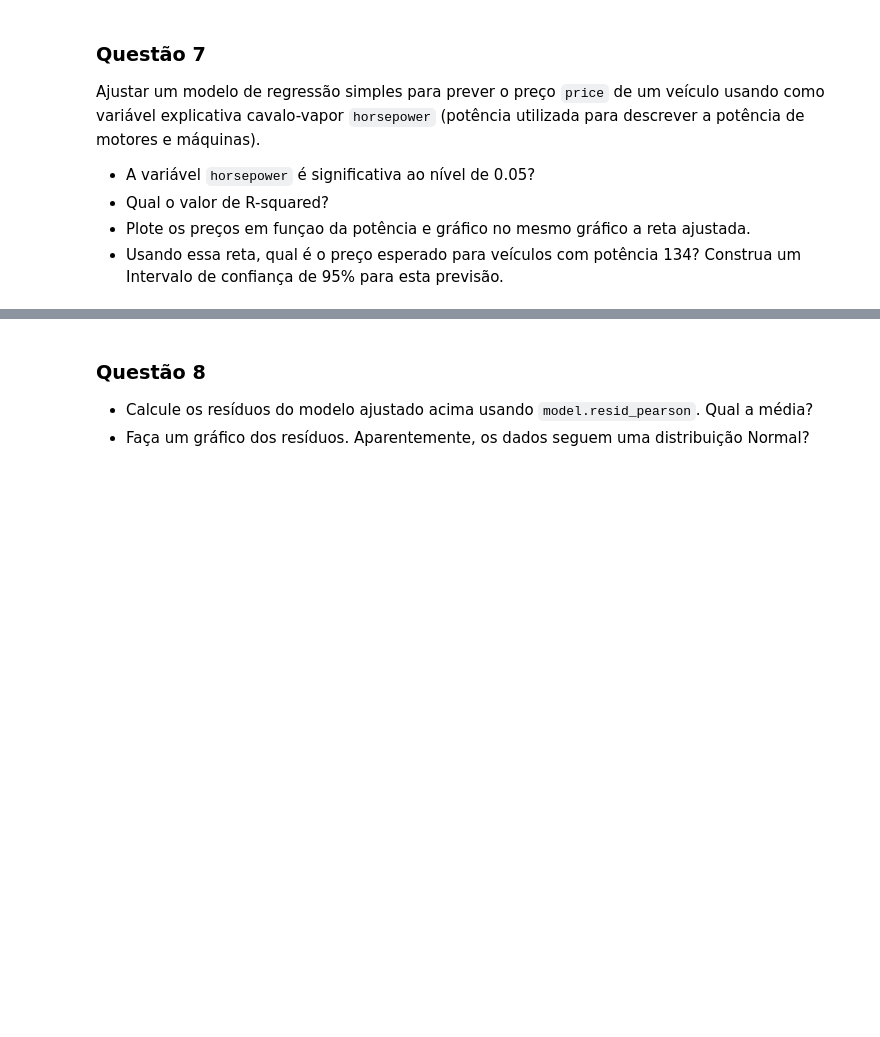
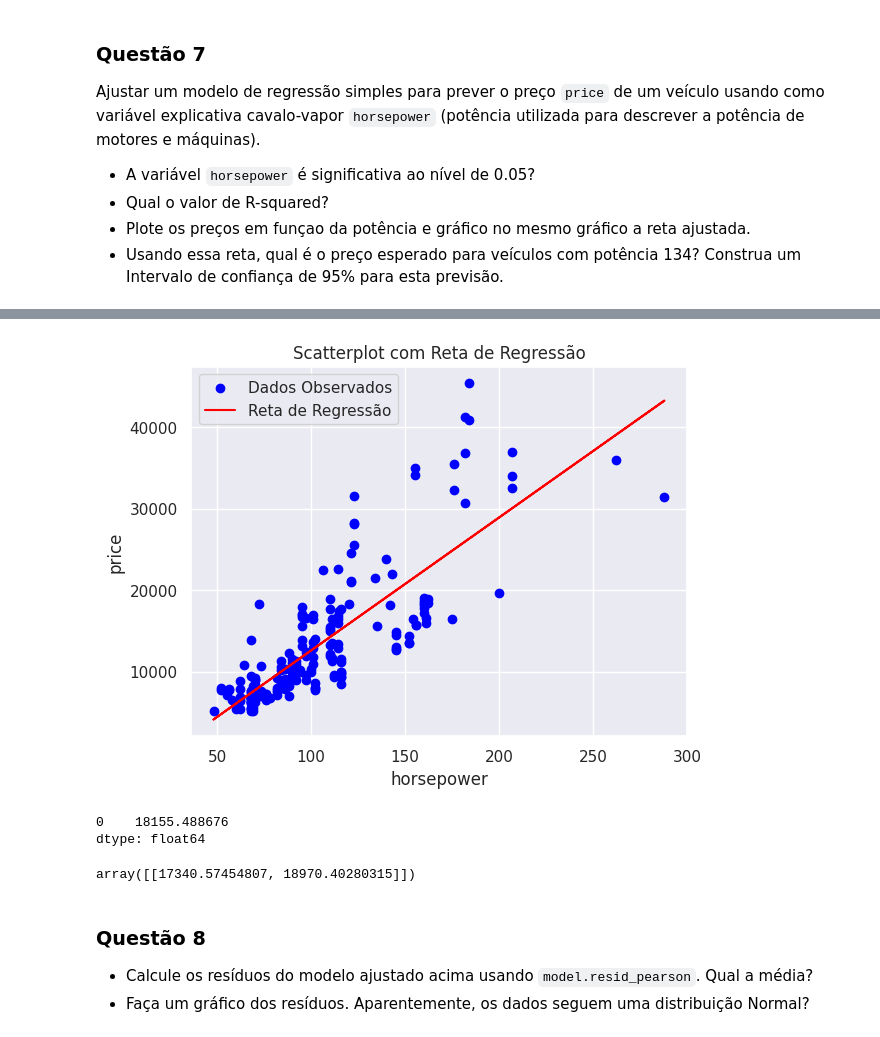
Before and after one commit to andvsilva/programming_school, a Jupyter notebook: notebooks/Reg_linear_lab_2023.ipynb, the cells around one changed output, grey strips where cells are left out. Cells and saved outputs as stored; diff of their text form; code cells hidden in the pictures; blank space fills up the shorter version.

```diff
--- a/notebooks/Reg_linear_lab_2023.ipynb
+++ b/notebooks/Reg_linear_lab_2023.ipynb
@@ -269,0 +268,5 @@ Ajustar um modelo de regressão simples para prever o preço `price` de um veíc
+# %%
+# Fit the resgression line using 'OLS'
+
+model = sm.ols(formula='price ~ horsepower', data=df).fit()
+print(model.summary())
@@ -269,0 +301,3 @@ Ajustar um modelo de regressão simples para prever o preço `price` de um veíc
+# %%
+df['price_predicted'] = model.predict(df.horsepower)
+df.head()
@@ -270,3 +311,31 @@ Ajustar um modelo de regressão simples para prever o preço `price` de um veíc
+# %%
+# Scatterplot com Reta de Regressão
+
+plt.scatter(df.horsepower, df.price, color='blue', label='Dados Observados')
+plt.plot(df.horsepower, df.price_predicted, color='red', label='Reta de Regressão')
+
+plt.xlabel('horsepower')
+plt.ylabel('price')
+plt.title('Scatterplot com Reta de Regressão')
+plt.legend()
+plt.show()
+# %% [output]
+[figure, added]
+# %%
+# Prevendo para novos valores (não estão na base de dados)
+
+new_value=pd.DataFrame({'horsepower': [134]})
+
+model.predict(new_value)
+# %% [output]
+0    18155.488676
+dtype: float64
+# %%
+# Obtendo os intervalos de confiança de 95% para as previsões
+
+model.get_prediction(new_value).conf_int()
+# %% [output]
+array([[17340.57454807, 18970.40280315]])
 # %% [markdown]
 ### **Questão 8**
 
```
Also changed, not shown: parts of 9 cells of this notebook.
